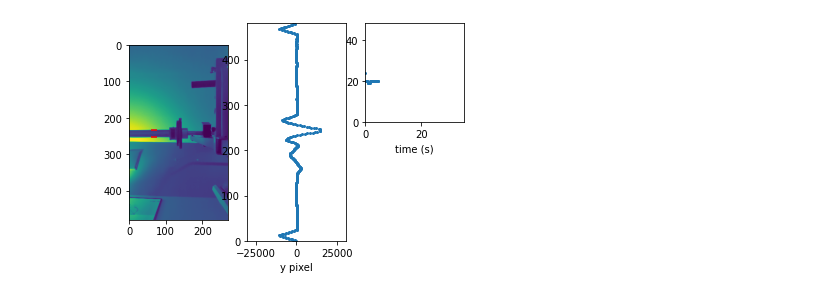
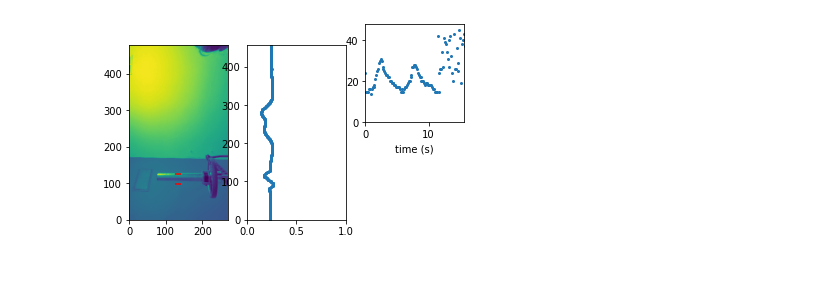
Before and after one commit to laurcor55/rep-counter, a Jupyter notebook: exploration.ipynb, the cells around one changed output. Cells and saved outputs as stored; diff of their text form; code cells hidden in the pictures.

```diff
--- a/exploration.ipynb
+++ b/exploration.ipynb
@@ -17,0 +29,5 @@ im_background = lib.calculate_background(imgs)
+# %%
+
+
+im_background = lib.calculate_background(imgs)
+im_background = np.fliplr(im_background)
@@ -18,12 +65,13 @@ im_background = lib.calculate_background(imgs)
 # %%
-bar_height = 26
-im = imgs[0]
+bar_height_guess = 24
+im = imgs[2]
 
 im = lib.resize(im)
 im = lib.auto_rotate(im)
+im = np.fliplr(im)
 im = lib.remove_background(im, im_background)
 # %%
-correlation, bar_ind_y_top, bar_ind_y_bottom, bar_ind_x, bar_height = lib.get_features_minimal(im, bar_height)
+correlation, bar_ind_y_top, bar_ind_y_bottom, bar_ind_x, bar_height = get_features_minimal(im, bar_height_guess)
 
 lib.plot_frame_minimal(im, correlation, bar_ind_y_top, bar_ind_y_bottom, bar_ind_x)
 # %% [output]
@@ -31,12 +79,11 @@ lib.plot_frame_minimal(im, correlation, bar_ind_y_top, bar_ind_y_bottom, bar_ind
 # %%
-bar_height_guess=24
+bar_height_guess = 24
 bar_heights = []
 for im in tqdm(imgs):
   im = lib.resize(im)
   im = lib.auto_rotate(im)
+  im = np.fliplr(im)
   im = lib.remove_background(im, im_background)
-  correlation, bar_ind_y_top, bar_ind_y_bottom, bar_ind_x, bar_height = lib.get_features_minimal(im, bar_height_guess)
-  #if np.abs(bar_height-bar_height_new)< 5:
-  #  bar_height = bar_height_new
+  correlation, bar_ind_y_top, bar_ind_y_bottom, bar_ind_x, bar_height = get_features_minimal(im, bar_height_guess)
 
   bar_heights.append(bar_height)
@@ -54,10 +108,11 @@ bar_height_guess=24
 fig = plt.figure()
 
 ax1 = plt.subplot(1, 3, 1)
-ax1_im = ax1.imshow(im_background, cmap='viridis')
+ax1_im = ax1.imshow(im_background, cmap='viridis', origin='lower')
 ax1_plt = ax1.scatter(0, 0, c='r', marker='_')
 
 ax2 = plt.subplot(2, 3, 3)
+
 ax2_plt = ax2.scatter(0, 0, s=4)#t, bar_heights, s=4)
 plt.xlim([0, len(imgs)/desired_fps])
 plt.ylim([0, bar_height_guess*2])
@@ -66,36 +121,44 @@ plt.xlabel('time (s)')
 ax3 = plt.subplot(1, 3, 2)
 ax3_plt = ax3.scatter(0, 0, s=4)#t, bar_heights, s=4)
 
-plt.xlim([-bar_height_guess*255*5, bar_height_guess*255*5])
-plt.xlabel('y pixel')
+plt.xlim([0, 1])
 
-#ax2_plt = ax2.axvline(x=0, color='red', linestyle='--')
+height = ax1.get_position().ymax-ax1.get_position().ymin
+width = ax3.get_position().xmax-ax3.get_position().xmin
+left = ax3.get_position().xmin
+bottom = ax1.get_position().ymin
+
+ax3.set_position((left, bottom, width, height))
+
 ts = [0]
 bar_heights = [bar_height_guess]
 
 def animate(i):
   global ts, desired_fps, bar_heights
   im = imgs[i]
   im = lib.resize(im)
   im = lib.auto_rotate(im)
+  im = np.fliplr(im)
   ax1_im.set_data(im)
+
   im = lib.remove_background(im, im_background)
 
-  correlation, bar_ind_y_top, bar_ind_y_bottom, bar_ind_x, bar_height = lib.get_features_minimal(im, bar_height_guess)
+  correlation, bar_ind_y_top, bar_ind_y_bottom, bar_ind_x, bar_height = get_features_minimal(im, bar_height_guess)
   bar_ind_y = bar_ind_y_top, bar_ind_y_bottom
   ax1_plt.set_offsets(np.c_[[bar_ind_x, bar_ind_x], bar_ind_y])
 
   bar_heights.append(bar_height)
   ts.append(ts[-1]+1/desired_fps)
+
   ax2_plt.set_offsets(np.c_[ts, bar_heights])
 
   ax3_plt.set_offsets(np.c_[correlation, np.arange(len(correlation))])
   plt.gca().set_ylim([0, len(correlation)])
 
 
   return [ax1_im, ax1_plt, ax2_plt, ax3_plt]
 
-ani = animation.FuncAnimation(fig, animate, frames=len(imgs[:30]), interval=1/desired_fps*1000, blit=True)
+ani = animation.FuncAnimation(fig, animate, frames=len(imgs), interval=1/desired_fps*1000, blit=True)
 ani.save('animation.mp4')
 # %% [output]
-[figure, old version]
+[figure, new version]
```
Also changed, not shown: parts of 10 cells of this notebook, 1 other file.
